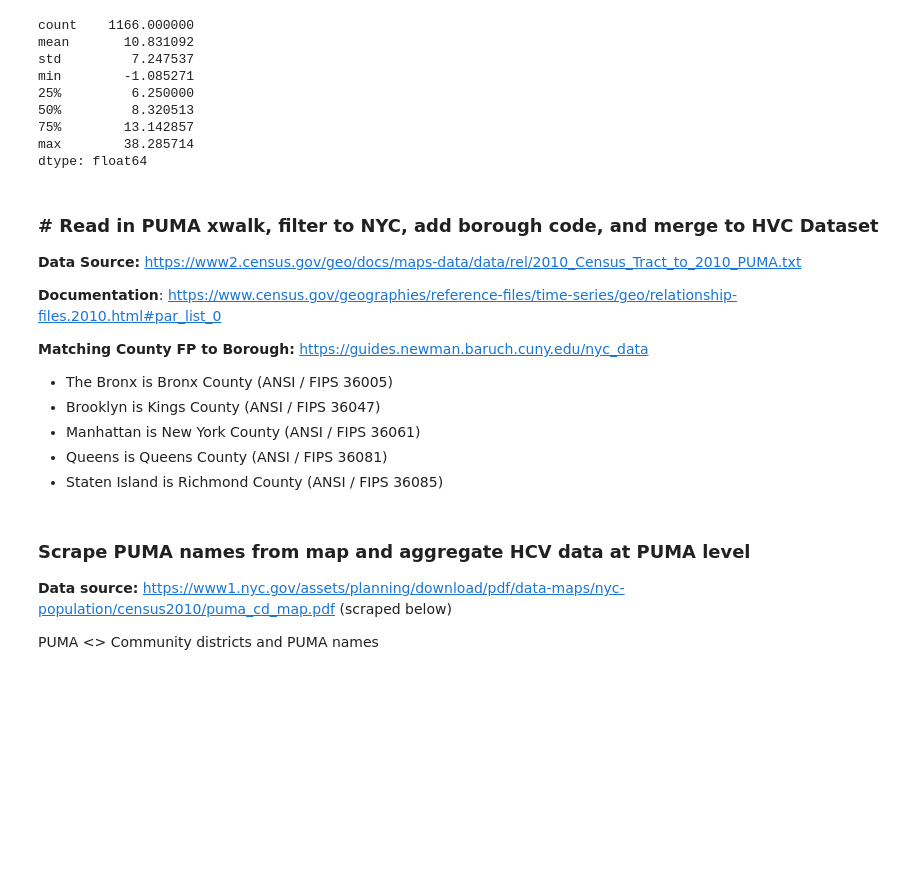
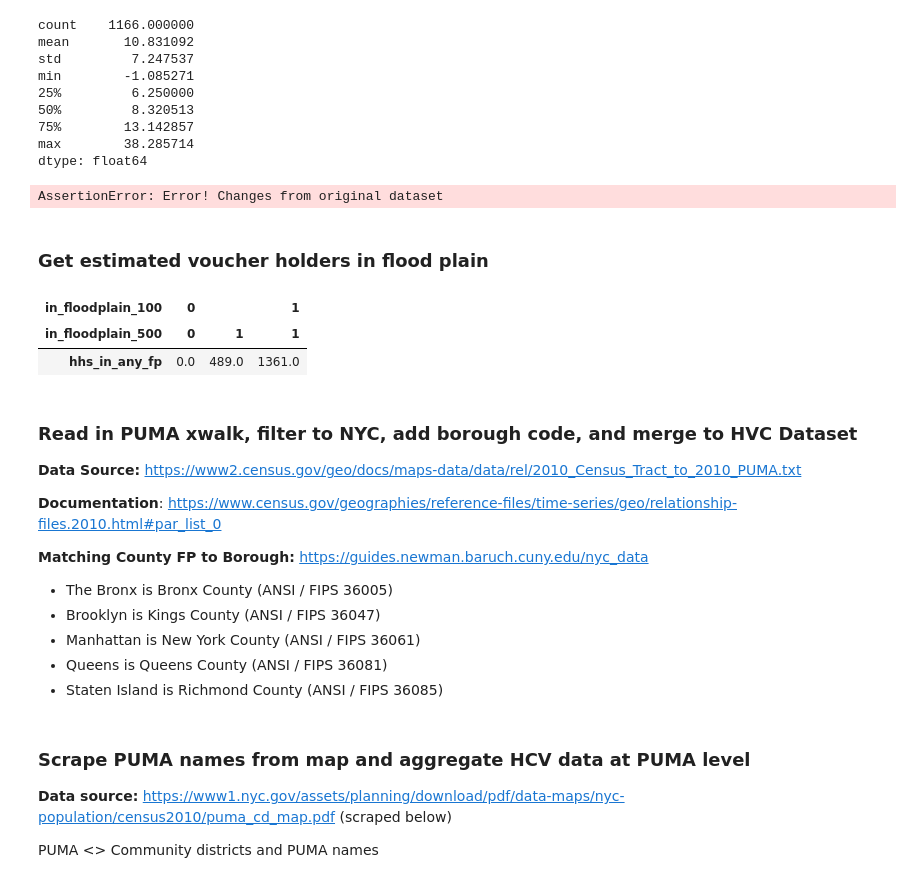
Before and after one commit to hannahrosey/section8-flood-risk, a Jupyter notebook: data_cleaning/data_cleaning.ipynb, the cells around one changed output. Saved outputs shown, nothing was run; the diff lists cells and outputs as text; code cells hidden in the pictures; blank space fills up the shorter version.

```diff
--- a/data_cleaning/data_cleaning.ipynb
+++ b/data_cleaning/data_cleaning.ipynb
@@ -141,0 +205,19 @@ dtype: float64
+# %%
+# merge 500 and 100 year overlapped files
+hcvf = hcvt_test_100.merge(hcvt_test_500, how = 'inner', left_index = True, right_index = True)
+hcvf = hcvf.reset_index().drop(columns=['id_500','id_100'])
+hcvf['in_either_floodplain'] = hcvf.apply(lambda x: 1 if (x.in_floodplain_500==1) | (x.in_floodplain_100==1) else 0,
+                                         axis = 1)
+
+# check that files are identical except for id columns
+assert len(hcvf)==len(hcvt_test_100), "Error! Rows lost in merge"
+assert len(hcvf)==len(hcvt_test_500), "Error! Rows lost in merge"
+
+# check that length is the same as original hcv dataset
+assert len(hcvf)==len(hcvt.loc[hcvt.census_tract!='999999']), "Error! Changes from original dataset"
+
+hcvf.to_csv("archive/hcv_tagged_tract_data.csv")
+# %% [output]
+AssertionError: Error! Changes from original dataset
+# %% [markdown]
+### Get estimated voucher holders in flood plain
@@ -142,5 +242,15 @@ dtype: float64
+# %%
+# Check that any floodplain count is accurate
+hcvf.pivot_table(
+    columns=['in_floodplain_100','in_floodplain_500'],
+    values='hhs_in_any_fp',
+    aggfunc='max')
+# %% [output]
+| in_floodplain_100 | 0 |  | 1 |
+| in_floodplain_500 | 0 | 1 | 1 |
+| hhs_in_any_fp | 0.0 | 489.0 | 1361.0 |
 # %% [markdown]
-### # Read in PUMA xwalk, filter to NYC, add borough code, and merge to HVC Dataset
+### Read in PUMA xwalk, filter to NYC, add borough code, and merge to HVC Dataset
 
 **Data Source:** https://www2.census.gov/geo/docs/maps-data/data/rel/2010_Census_Tract_to_2010_PUMA.txt
 
```
Also changed, not shown: parts of 18 cells of this notebook, 23 other files.
